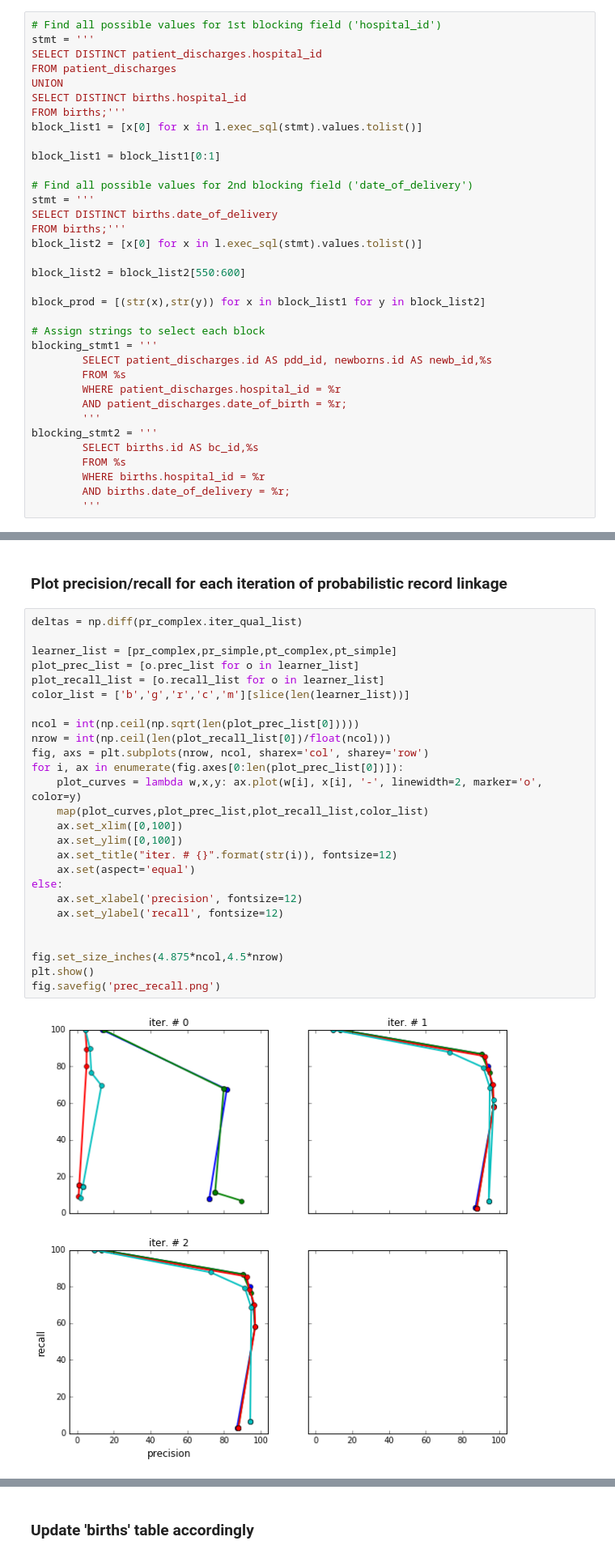
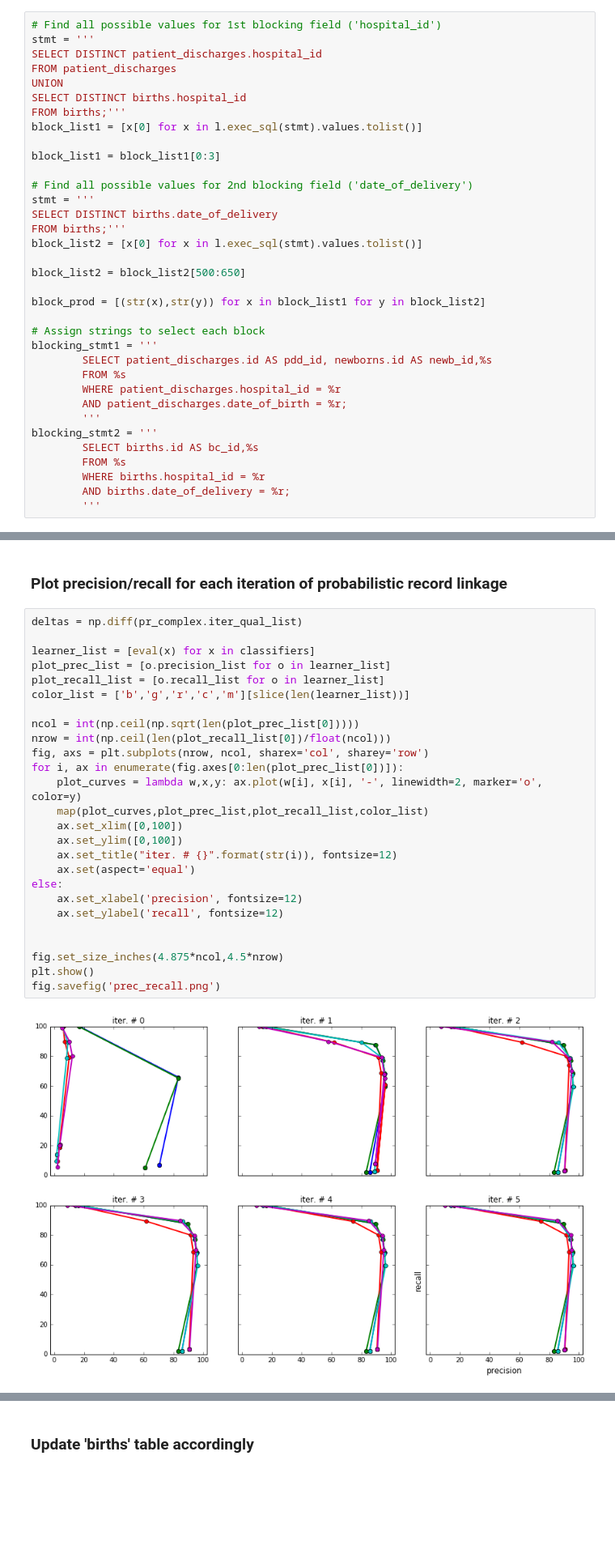
Before and after one commit to meccaLeccaHi/record_linkage, a Jupyter notebook: prob_linkage_newborn.ipynb, the cells around one changed output, grey strips where cells are left out. Shown at 81% size. Drawn from its saved outputs; the diff is of its cells as text; blank space fills up the shorter version.

Commit message:
finished adding NeuralNetwork object to classifiers

```diff
--- a/prob_linkage_newborn.ipynb
+++ b/prob_linkage_newborn.ipynb
@@ -96,7 +96,7 @@ SELECT DISTINCT births.hospital_id
 FROM births;'''
 block_list1 = [x[0] for x in l.exec_sql(stmt).values.tolist()]
 
-block_list1 = block_list1[0:1]
+block_list1 = block_list1[0:3]
 
 # Find all possible values for 2nd blocking field ('date_of_delivery')
 stmt = '''
@@ -104,7 +104,7 @@ SELECT DISTINCT births.date_of_delivery
 FROM births;'''
 block_list2 = [x[0] for x in l.exec_sql(stmt).values.tolist()]
 
-block_list2 = block_list2[550:600]
+block_list2 = block_list2[500:650]
 
 block_prod = [(str(x),str(y)) for x in block_list1 for y in block_list2]
 
@@ -411,28 +303,28 @@ itable.PrettyTable(df)
 # %%
 deltas = np.diff(pr_complex.iter_qual_list)
 
-learner_list = [pr_complex,pr_simple,pt_complex,pt_simple]
-plot_prec_list = [o.prec_list for o in learner_list]
+learner_list = [eval(x) for x in classifiers]
+plot_prec_list = [o.precision_list for o in learner_list]
 plot_recall_list = [o.recall_list for o in learner_list]
 color_list = ['b','g','r','c','m'][slice(len(learner_list))]
 
 ncol = int(np.ceil(np.sqrt(len(plot_prec_list[0]))))
 nrow = int(np.ceil(len(plot_recall_list[0])/float(ncol)))
 fig, axs = plt.subplots(nrow, ncol, sharex='col', sharey='row')
 for i, ax in enumerate(fig.axes[0:len(plot_prec_list[0])]):
     plot_curves = lambda w,x,y: ax.plot(w[i], x[i], '-', linewidth=2, marker='o', color=y)
     map(plot_curves,plot_prec_list,plot_recall_list,color_list)
     ax.set_xlim([0,100])
     ax.set_ylim([0,100])
     ax.set_title("iter. # {}".format(str(i)), fontsize=12)
     ax.set(aspect='equal')
 else:
     ax.set_xlabel('precision', fontsize=12)
     ax.set_ylabel('recall', fontsize=12)
 
 
 fig.set_size_inches(4.875*ncol,4.5*nrow)
 plt.show()
 fig.savefig('prec_recall.png')
 # %% [output]
-[figure, old version]
+[figure, new version]
```
Also changed, not shown: parts of 7 cells of this notebook, 1 other file.
